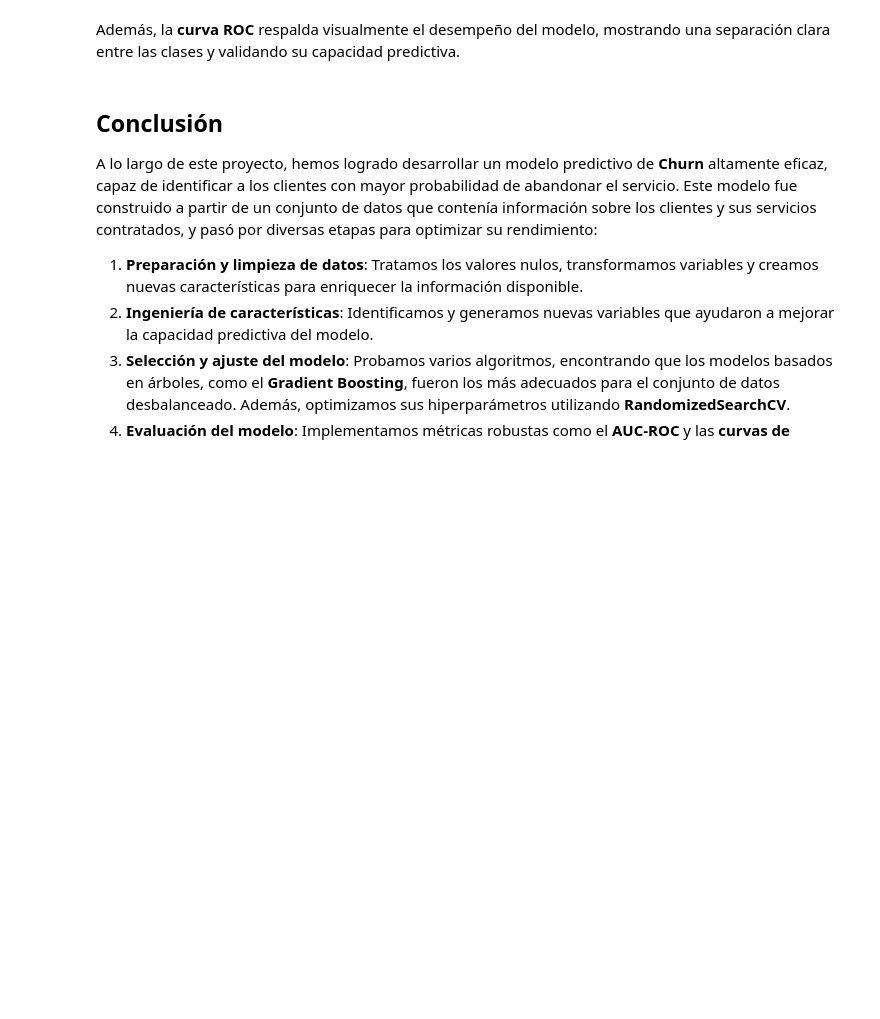
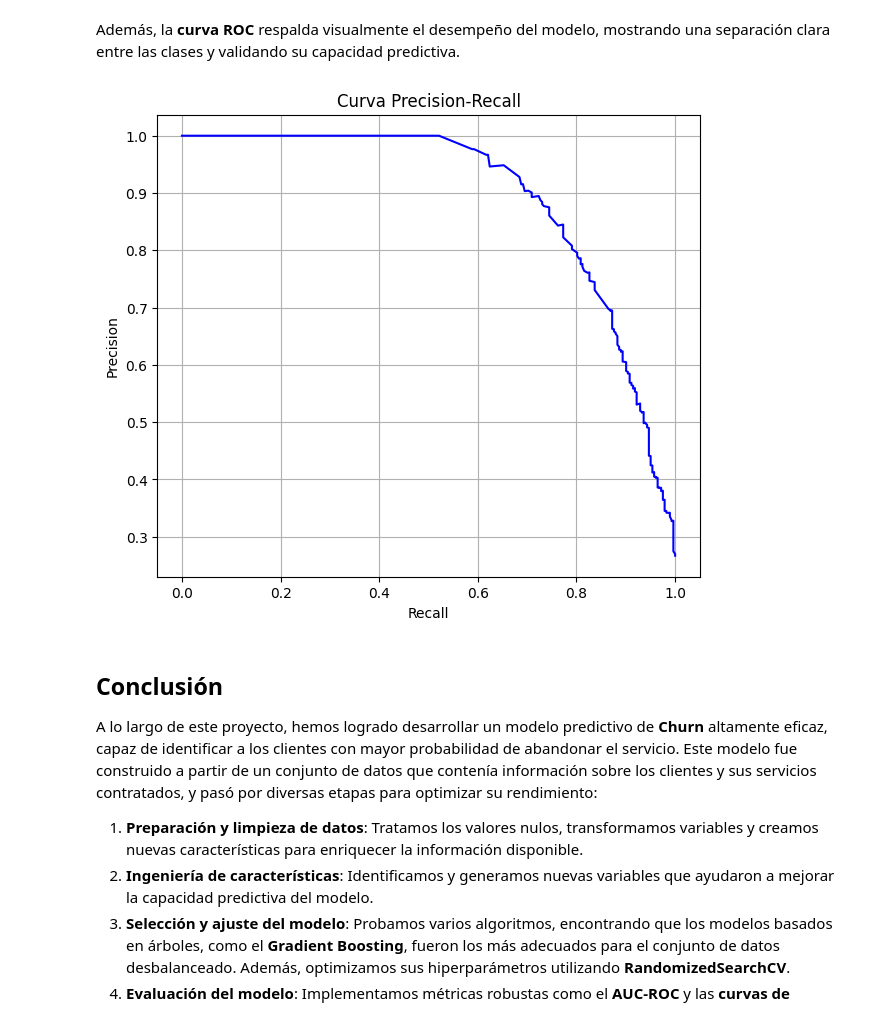
Before and after one commit to Lacruz0599/prediccion-de-abandono-de-clientes-Telecom, a Jupyter notebook: Notebook.ipynb, the cells around one changed output. Drawn from its saved outputs; the diff is of its cells as text; code cells hidden in the pictures; blank space fills up the shorter version.

```diff
--- a/Notebook.ipynb
+++ b/Notebook.ipynb
@@ -928,6 +875,27 @@ plt.show()
 
 
 Además, la **curva ROC** respalda visualmente el desempeño del modelo, mostrando una separación clara entre las clases y validando su capacidad predictiva.
+# %%
+# Calculando precision y recall
+
+from sklearn.metrics import precision_recall_curve
+
+y_pred = final_model.predict_proba(X_test)
+
+y_pred = y_pred[:,1]
+
+precisions, recalls, thresholds = precision_recall_curve(y_test, y_pred)
+# %%
+
+plt.figure(figsize=(7, 6))
+plt.plot(recalls, precisions, 'b-')
+plt.grid()
+plt.xlabel('Recall')
+plt.ylabel('Precision')
+plt.title('Curva Precision-Recall')
+plt.show()
+# %% [output]
+[figure, added]
 # %% [markdown]
 ## Conclusión
 
```
Also changed, not shown: parts of 36 cells of this notebook.
